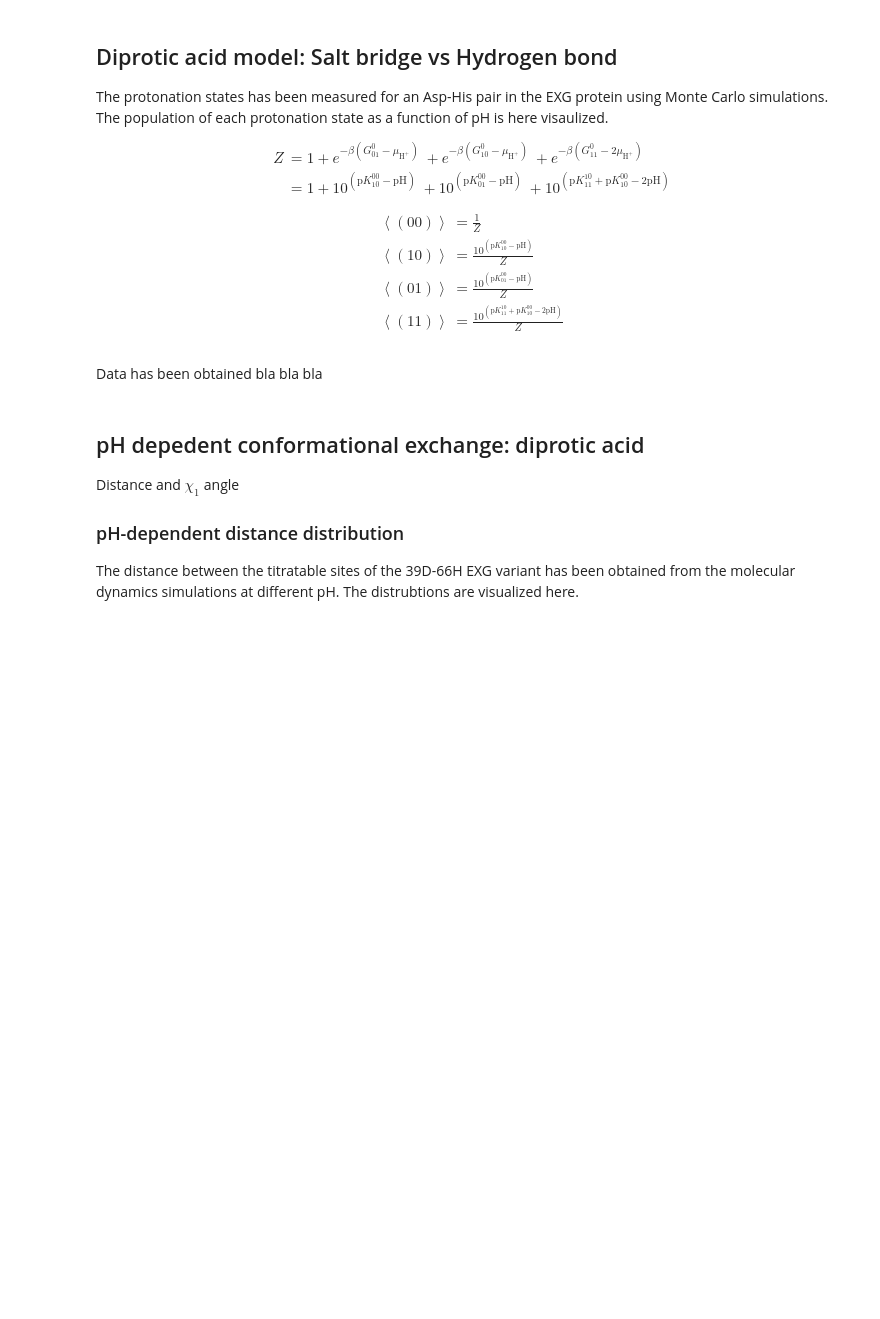
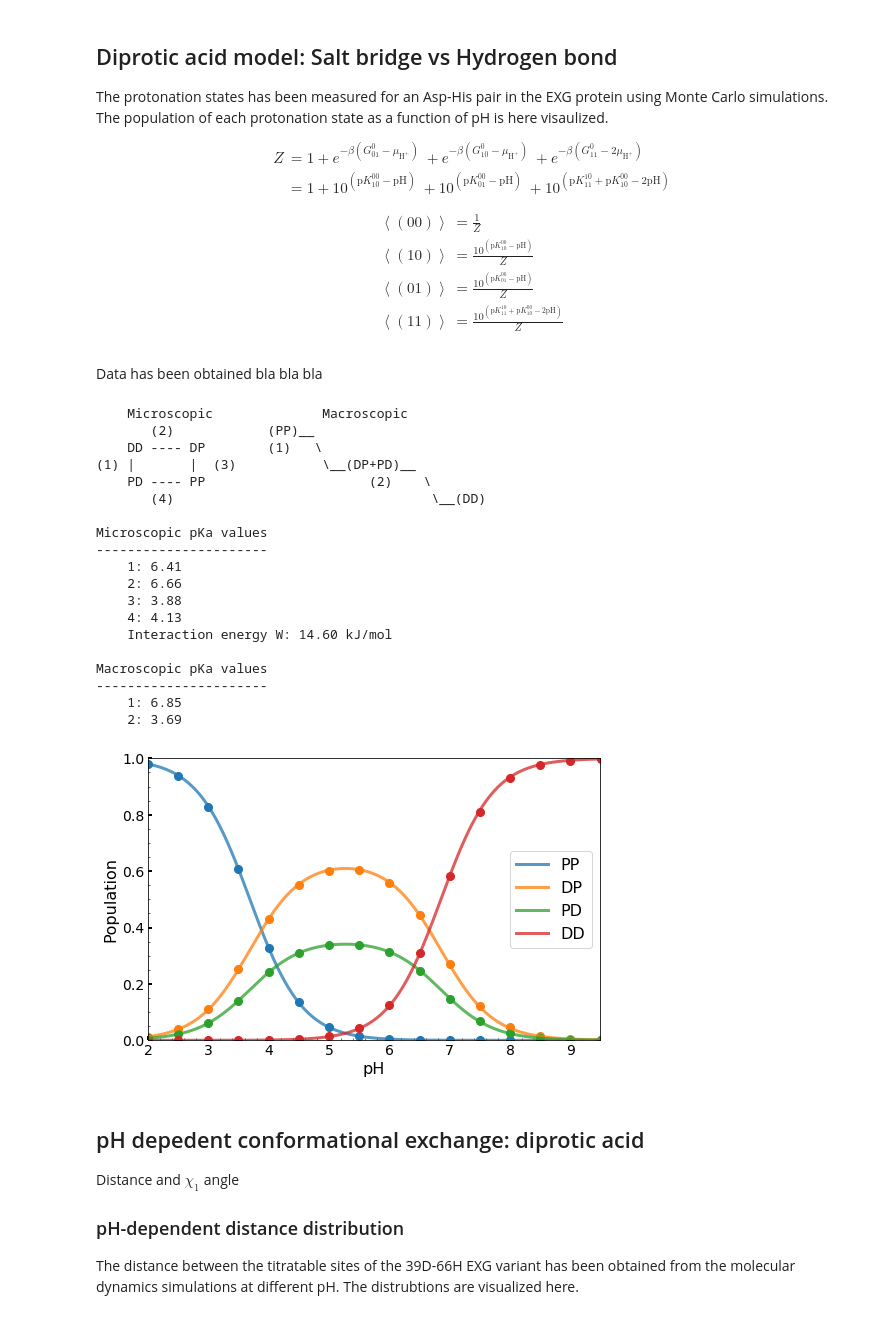
Before and after one commit to SHervoe-Hansen/Protein-Electrostatics, a Jupyter notebook: Protein_electrostatics.ipynb, the cells around one changed output. Cells and saved outputs as stored; diff of their text form; code cells hidden in the pictures; blank space fills up the shorter version.

Commit message:
Updated trajectories and figures

```diff
--- a/Protein_electrostatics.ipynb
+++ b/Protein_electrostatics.ipynb
@@ -153,7 +155,7 @@ def macroscopic(pH, pka1, pka2):
 Data has been obtained bla bla bla
 # %%
 # Load diprotic acid population data
-pH, PD, PP, DP, DD, total = np.loadtxt('Diprotic_population_EXG_39D66H.dat', usecols=[0,1,2,3,4,5], unpack=True, skiprows=1)
+pH, PD, PP, DP, DD, total = np.loadtxt('data/Diprotic_population_EXG_39D66H.dat', usecols=[0,1,2,3,4,5], unpack=True, skiprows=1)
 
 result_micro = optimize.minimize(target, x0=np.array([7,4,6]), tol=10**(-10))
 
@@ -184,34 +186,55 @@ Macroscopic pKa values
            result_macro[0][0], result_macro[0][1]))
 
 # Plotting
 fig, ax = plt.subplots(figsize=(6*1.2, 4*1.2))
 
 # Plot sampled data
 ax.plot(pH, PP, marker='o', markersize=8, linestyle='None', color='C0')
 ax.plot(pH, DP, marker='o', markersize=8, linestyle='None', color='C1')
 ax.plot(pH, PD, marker='o', markersize=8, linestyle='None', color='C2')
 ax.plot(pH, DD, marker='o', markersize=8, linestyle='None', color='C3')
 
 # Plot fitted model
 pH = np.arange(min(pH), max(pH), 0.01)
 ax.plot(pH, QPP(result_micro.x)/Z(result_micro.x), label='PP', linewidth=3, color='C0', alpha=0.75)
 ax.plot(pH, QDP(result_micro.x)/Z(result_micro.x), label='DP', linewidth=3, color='C1', alpha=0.75)
 ax.plot(pH, QPD(result_micro.x)/Z(result_micro.x), label='PD', linewidth=3, color='C2', alpha=0.75)
 ax.plot(pH, QDD(result_micro.x)/Z(result_micro.x), label='DD', linewidth=3, color='C3', alpha=0.75)
 
 # Graphical settings
 ax.minorticks_on()
 ax.set_ylim(0, 1)
 ax.set_xlim(min(pH), max(pH))
 ax.legend(loc=0, fontsize=16)
 ax.set_xlabel('pH', fontsize=16)
 ax.set_ylabel('Population', fontsize=16)
 ax.tick_params(which='major', direction='in', length=4, width=2, colors='black',
                grid_color='black', grid_alpha=0.5, labelsize=14)
 ax.tick_params(which='minor', direction='in')
 
 fig.tight_layout()
-fig.savefig("Diprotic_microstate_population.pdf", bbox_inches='tight')
+fig.savefig('figures/Diprotic_microstate_population.pdf', bbox_inches='tight')
+# %% [output]
+    Microscopic              Macroscopic
+       (2)            (PP)__
+    DD ---- DP        (1)   \
+(1) |       |  (3)           \__(DP+PD)__
+    PD ---- PP                     (2)    \
+       (4)                                 \__(DD)
+
+Microscopic pKa values
+----------------------
+    1: 6.41
+    2: 6.66
+    3: 3.88
+    4: 4.13
+    Interaction energy W: 14.60 kJ/mol
+
+Macroscopic pKa values
+----------------------
+    1: 6.85
+    2: 3.69
+[figure, added]
 # %% [markdown]
 ## pH depedent conformational exchange: diprotic acid
 Distance and $\chi_{1}$ angle
```
Also changed, not shown: parts of 8 cells of this notebook, 7 other files.
